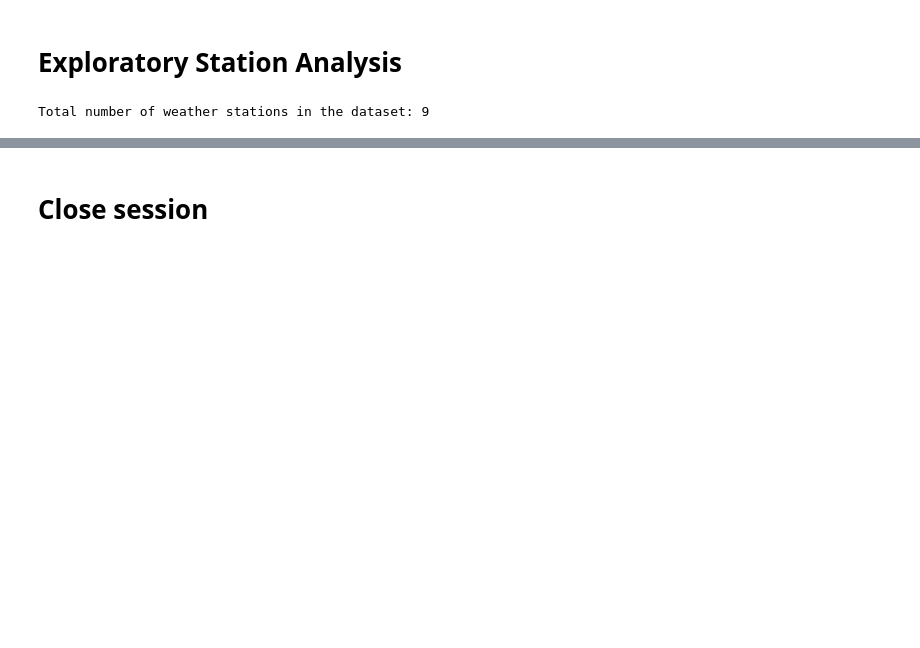
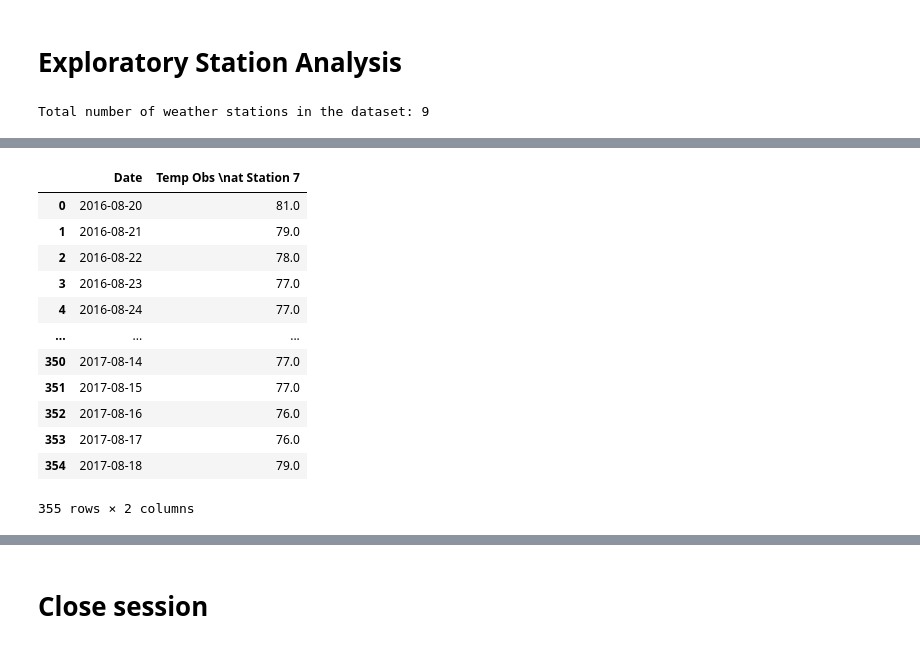
Before and after one commit to kennethcandersen/Weather-Database-and-API-Service, a Jupyter notebook: climate_starter.ipynb, the cells around one changed output, grey strips where cells are left out. Drawn from its saved outputs; the diff is of its cells as text; code cells hidden in the pictures; blank space fills up the shorter version.

```diff
--- a/climate_starter.ipynb
+++ b/climate_starter.ipynb
@@ -190,4 +211,29 @@ most_active_stations
 # %%
 # Using the most active station id
 # Query the last 12 months of temperature observation data for this station and plot
 #the results as a histogram
+
+station_id = 7
+stmt = session.query(Measurements.date, Measurements.tobs).\
+    filter(Measurements.station == Stations.station).\
+    filter(Stations.id == station_id).\
+    filter(Measurements.date > '2016-08-19').statement
+
+most_active_station_12months = pd.read_sql_query(stmt, session.bind).\
+    rename(columns={'date' : 'Date', 'tobs' :f"Temp Obs at Station {station_id}"})
+
+most_active_station_12months
+# %% [output]
+|  | Date | Temp Obs \nat Station 7 |
+| 0 | 2016-08-20 | 81.0 |
+| 1 | 2016-08-21 | 79.0 |
+| 2 | 2016-08-22 | 78.0 |
+| 3 | 2016-08-23 | 77.0 |
+| 4 | 2016-08-24 | 77.0 |
+| ... | ... | ... |
+| 350 | 2017-08-14 | 77.0 |
+| 351 | 2017-08-15 | 77.0 |
+| 352 | 2017-08-16 | 76.0 |
+| 353 | 2017-08-17 | 76.0 |
+| 354 | 2017-08-18 | 79.0 |
+355 rows × 2 columns
```
Also changed, not shown: parts of 4 cells of this notebook, 2 other files.
